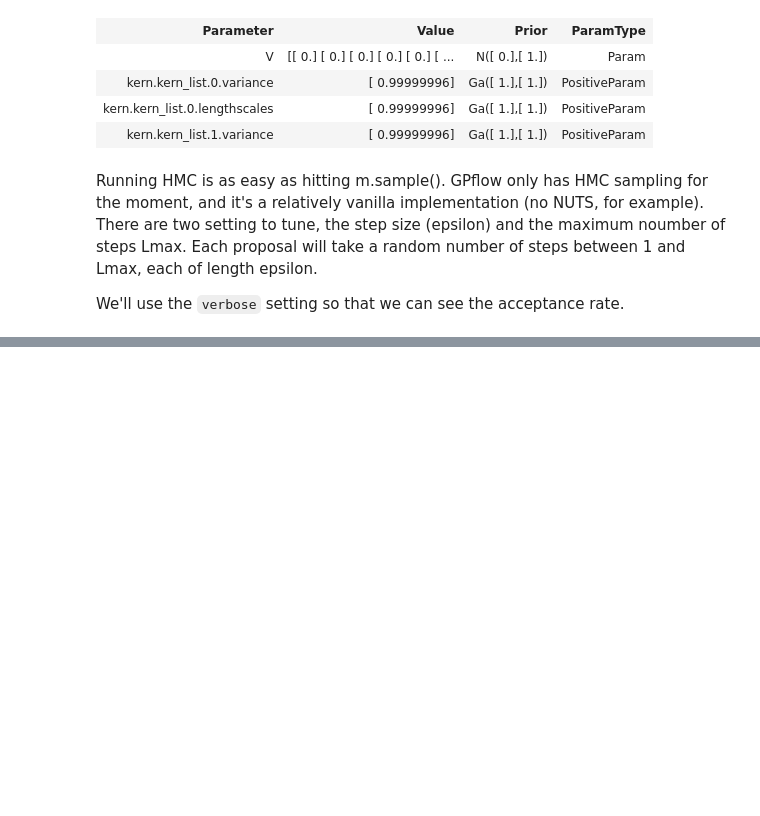
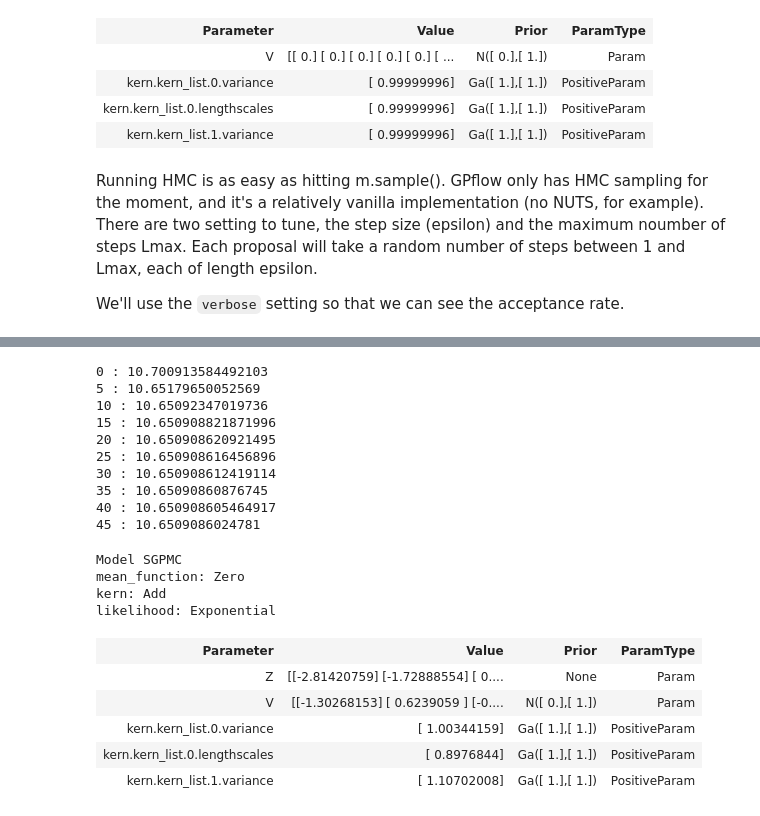
Before and after one commit to t-vi/candlegp, a Jupyter notebook: notebooks/mcmc.ipynb, the cells around one changed output, grey strips where cells are left out. Saved outputs shown, nothing was run; the diff lists cells and outputs as text; code cells hidden in the pictures; blank space fills up the shorter version.

```diff
--- a/notebooks/mcmc.ipynb
+++ b/notebooks/mcmc.ipynb
@@ -157,0 +182,38 @@ df["kern.kern_list.1.variance"].apply(lambda x: x[0]).hist(bins=20)
+# %%
+# start near MAP
+opt = torch.optim.LBFGS(m2.parameters(), lr=1e-2, max_iter=40)
+def eval_model():
+    obj = m2()
+    opt.zero_grad()
+    obj.backward()
+    return obj
+
+for i in range(50):
+    obj = m2()
+    opt.zero_grad()
+    obj.backward()
+    opt.step(eval_model)
+    if i%5==0:
+        print(i,':',obj.data[0])
+m2
+# %% [output]
+0 : 10.700913584492103
+5 : 10.65179650052569
+10 : 10.65092347019736
+15 : 10.650908821871996
+20 : 10.650908620921495
+25 : 10.650908616456896
+30 : 10.650908612419114
+35 : 10.65090860876745
+40 : 10.650908605464917
+45 : 10.6509086024781
+Model SGPMC
+mean_function: Zero
+kern: Add
+likelihood: Exponential
+| Parameter | Value | Prior | ParamType |
+| Z | [[-2.81420759] [-1.72888554] [ 0.... | None | Param |
+| V | [[-1.30268153] [ 0.6239059 ] [-0.... | N([ 0.],[ 1.]) | Param |
+| kern.kern_list.0.variance | [ 1.00344159] | Ga([ 1.],[ 1.]) | PositiveParam |
+| kern.kern_list.0.lengthscales | [ 0.8976844] | Ga([ 1.],[ 1.]) | PositiveParam |
+| kern.kern_list.1.variance | [ 1.10702008] | Ga([ 1.],[ 1.]) | PositiveParam |
```
Also changed, not shown: parts of 9 cells of this notebook, 6 other files.
